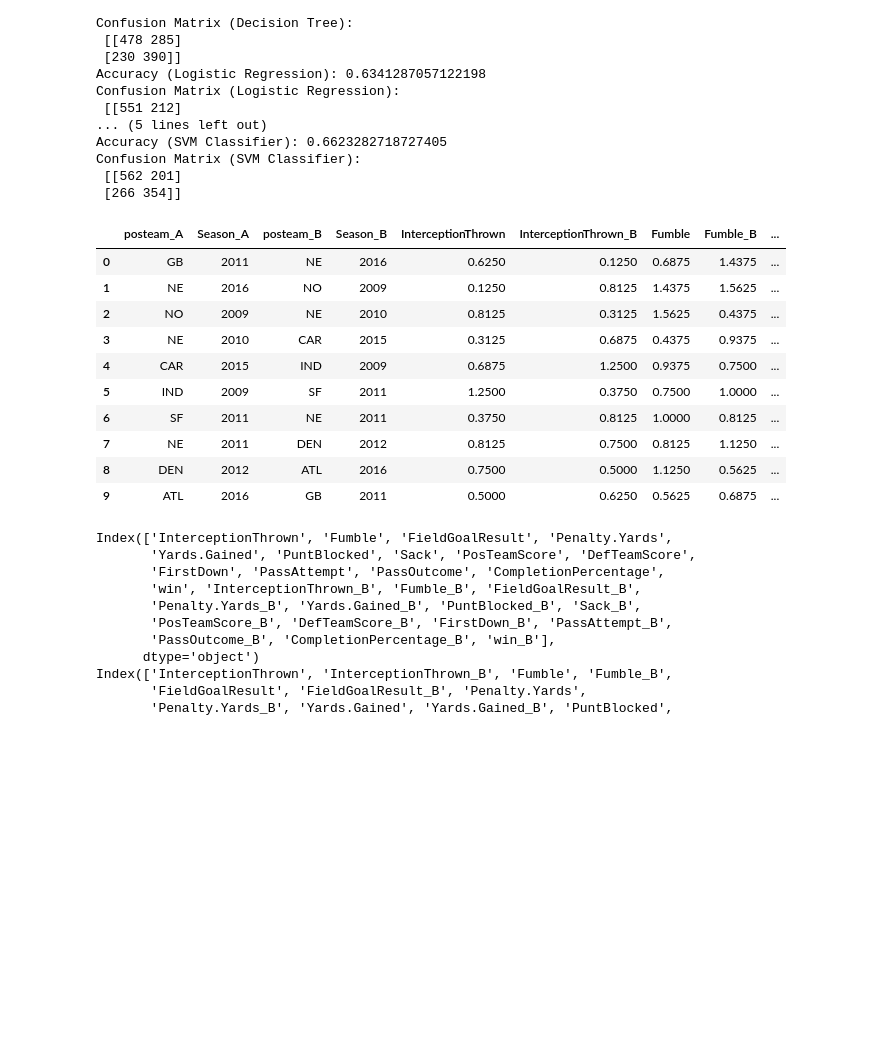
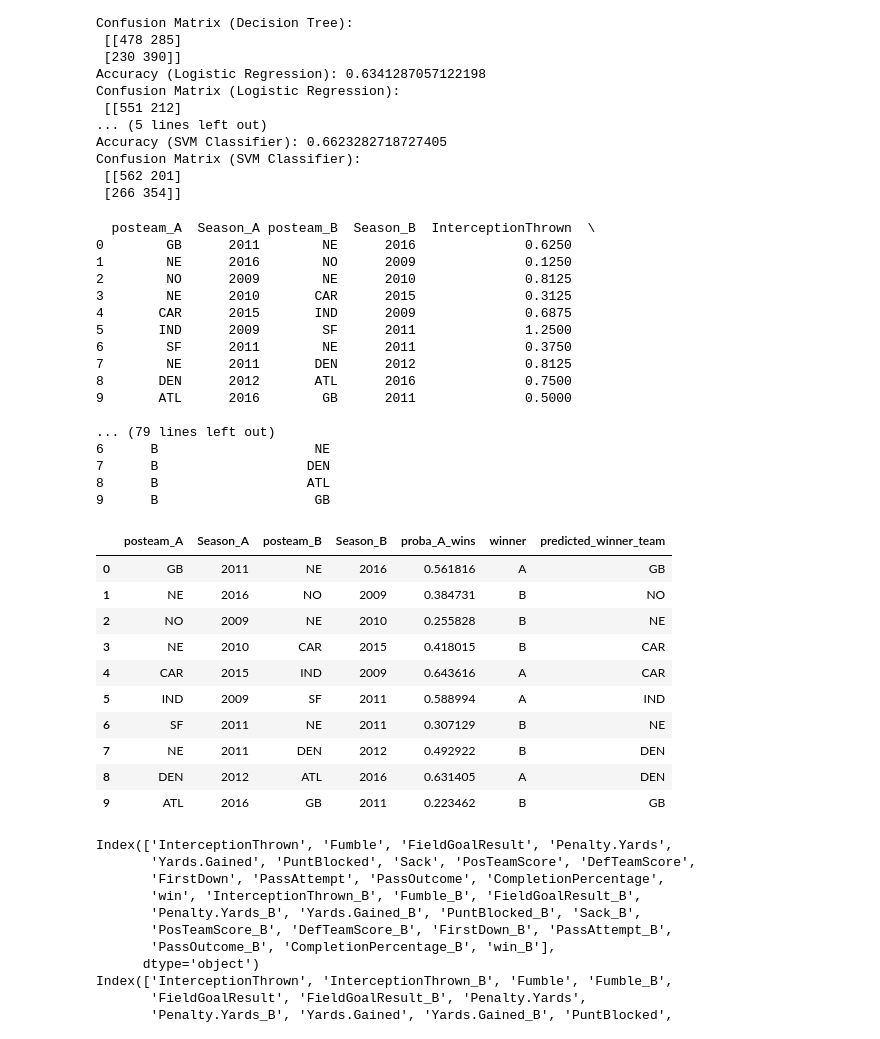
Before and after one commit to tinge5/finalProjectML, a Jupyter notebook: notebooks/DataVisualization.ipynb, the cells around one changed output. Cells and saved outputs as stored; diff of their text form; code cells hidden in the pictures; blank space fills up the shorter version.

Commit message:
prediction function

```diff
--- a/notebooks/DataVisualization.ipynb
+++ b/notebooks/DataVisualization.ipynb
@@ -376,12 +376,12 @@ def predict_future(matchups_future, m1, X):
 
     df_future = matchups_future.copy()
 
-    model = df_future[train_cols].copy()
+    model = df_future[X.columns].copy()
     scaler = StandardScaler()
     X_scaled = scaler.fit_transform(model)
     proba = m1.predict_proba(X_scaled)
-    print(X_scaled.columns)
-    print(X.columns)
+
+
 
 
     col_for_A = list(m1.classes_).index(1)
@@ -389,8 +389,9 @@ def predict_future(matchups_future, m1, X):
     df_future["winner"] = df_future["proba_A_wins"].apply(lambda x: "A" if x >= 0.5 else "B")
     df_future["predicted_winner_team"] = df_future.apply(
     lambda row: row["posteam_A"] if row["winner"] == "A" else row["posteam_B"],
-    axis=1
-)
+    axis=1,
+    )
+    df_future = df_future[['posteam_A', 'Season_A', 'posteam_B', 'Season_B', 'proba_A_wins', 'winner', 'predicted_winner_team']]
     return df_future
 # %%
 def predict_future2(matchups_future, m1, scaler, X):
@@ -438,22 +439,40 @@ Confusion Matrix (SVM Classifier):
  [[562 201]
  [266 354]]
 # %%
-f = predict_future2(bestmatchup, m1, scaler, X)
+f = predict_future(bestmatchup, m1, X)
 f
-t = predict_future2(worstmatchup, m1, scaler, X)
+t = predict_future2(bestmatchup, m1, scaler, X)
+print(t)
 f
 # %% [output]
+  posteam_A  Season_A posteam_B  Season_B  InterceptionThrown  \
+0        GB      2011        NE      2016              0.6250
+1        NE      2016        NO      2009              0.1250
+2        NO      2009        NE      2010              0.8125
+3        NE      2010       CAR      2015              0.3125
+4       CAR      2015       IND      2009              0.6875
+5       IND      2009        SF      2011              1.2500
+6        SF      2011        NE      2011              0.3750
+7        NE      2011       DEN      2012              0.8125
+8       DEN      2012       ATL      2016              0.7500
+9       ATL      2016        GB      2011              0.5000
+
+... (79 lines left out)
+6      B                    NE
+7      B                   DEN
+8      B                   ATL
+9      B                    GB
-|  | posteam_A | Season_A | posteam_B | Season_B | InterceptionThrown | InterceptionThrown_B | Fumble | Fumble_B | ... |
-| 0 | GB | 2011 | NE | 2016 | 0.6250 | 0.1250 | 0.6875 | 1.4375 | ... |
-| 1 | NE | 2016 | NO | 2009 | 0.1250 | 0.8125 | 1.4375 | 1.5625 | ... |
-| 2 | NO | 2009 | NE | 2010 | 0.8125 | 0.3125 | 1.5625 | 0.4375 | ... |
-| 3 | NE | 2010 | CAR | 2015 | 0.3125 | 0.6875 | 0.4375 | 0.9375 | ... |
-| 4 | CAR | 2015 | IND | 2009 | 0.6875 | 1.2500 | 0.9375 | 0.7500 | ... |
-| 5 | IND | 2009 | SF | 2011 | 1.2500 | 0.3750 | 0.7500 | 1.0000 | ... |
-| 6 | SF | 2011 | NE | 2011 | 0.3750 | 0.8125 | 1.0000 | 0.8125 | ... |
-| 7 | NE | 2011 | DEN | 2012 | 0.8125 | 0.7500 | 0.8125 | 1.1250 | ... |
-| 8 | DEN | 2012 | ATL | 2016 | 0.7500 | 0.5000 | 1.1250 | 0.5625 | ... |
-| 9 | ATL | 2016 | GB | 2011 | 0.5000 | 0.6250 | 0.5625 | 0.6875 | ... |
+|  | posteam_A | Season_A | posteam_B | Season_B | proba_A_wins | winner | predicted_winner_team |
+| 0 | GB | 2011 | NE | 2016 | 0.561816 | A | GB |
+| 1 | NE | 2016 | NO | 2009 | 0.384731 | B | NO |
+| 2 | NO | 2009 | NE | 2010 | 0.255828 | B | NE |
+| 3 | NE | 2010 | CAR | 2015 | 0.418015 | B | CAR |
+| 4 | CAR | 2015 | IND | 2009 | 0.643616 | A | CAR |
+| 5 | IND | 2009 | SF | 2011 | 0.588994 | A | IND |
+| 6 | SF | 2011 | NE | 2011 | 0.307129 | B | NE |
+| 7 | NE | 2011 | DEN | 2012 | 0.492922 | B | DEN |
+| 8 | DEN | 2012 | ATL | 2016 | 0.631405 | A | DEN |
+| 9 | ATL | 2016 | GB | 2011 | 0.223462 | B | GB |
 # %%
 X = matchups2009a.drop(columns=['posteam','posteam_A', 'posteam_B', 'Season', 'Season_A', 'Season_B', 'index_A', 'index_B','Win_B','Win_A', 'posteam','GameID', 'Touchdown', 'Touchdown_B'])
 t = bestmatchup.drop(columns=['posteam_A', 'posteam_B','Season_A', 'Season_B', 'Touchdown', 'Touchdown_B'])
```
